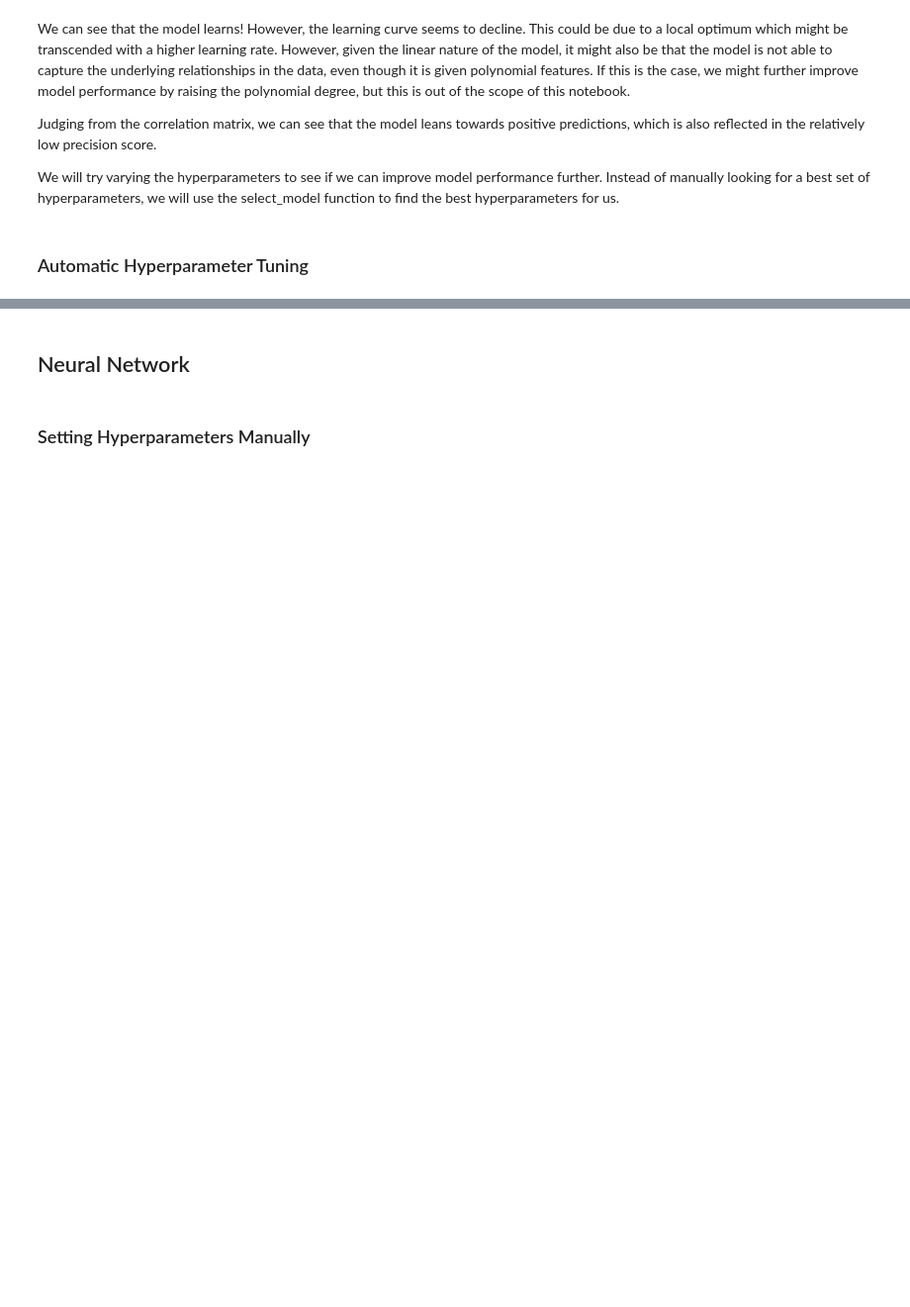
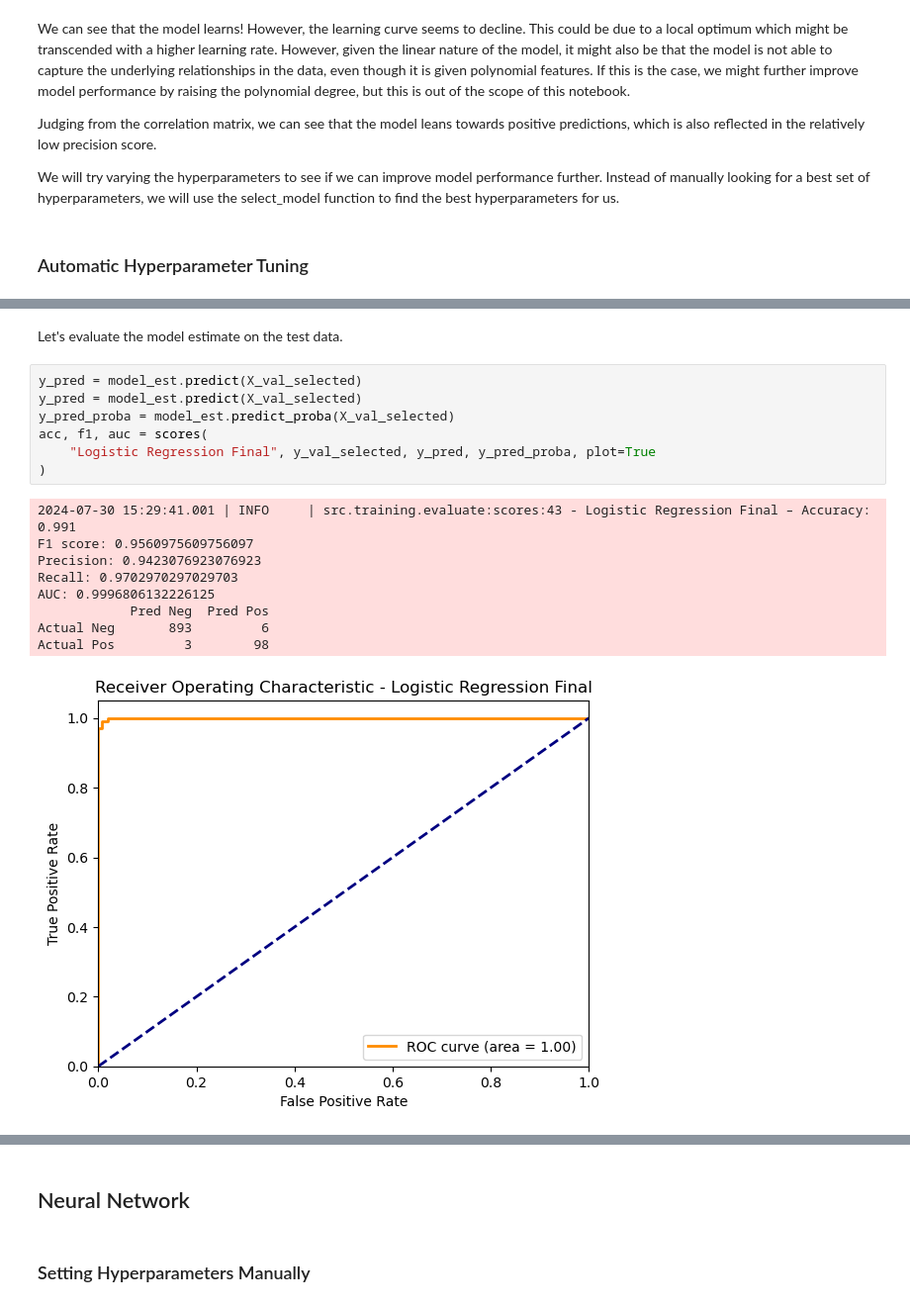
Before and after one commit to paulutsch/binary-stroke-classification, a Jupyter notebook: notebooks/main.ipynb, the cells around one changed output, grey strips where cells are left out. Shown at 99% size. Drawn from its saved outputs; the diff is of its cells as text; blank space fills up the shorter version.

```diff
--- a/notebooks/main.ipynb
+++ b/notebooks/main.ipynb
@@ -417,0 +445,19 @@ KeyboardInterrupt:
+# %% [markdown]
+Let's evaluate the model estimate on the test data.
+# %%
+y_pred = model_est.predict(X_val_selected)
+y_pred = model_est.predict(X_val_selected)
+y_pred_proba = model_est.predict_proba(X_val_selected)
+acc, f1, auc = scores(
+    "Logistic Regression Final", y_val_selected, y_pred, y_pred_proba, plot=True
+)
+# %% [output]
+2024-07-30 15:29:41.001 | INFO     | src.training.evaluate:scores:43 - Logistic Regression Final – Accuracy: 0.991
+F1 score: 0.9560975609756097
+Precision: 0.9423076923076923
+Recall: 0.9702970297029703
+AUC: 0.9996806132226125
+            Pred Neg  Pred Pos
+Actual Neg       893         6
+Actual Pos         3        98
+[figure, added]
```
Also changed, not shown: parts of 16 cells of this notebook, 3 other files.
